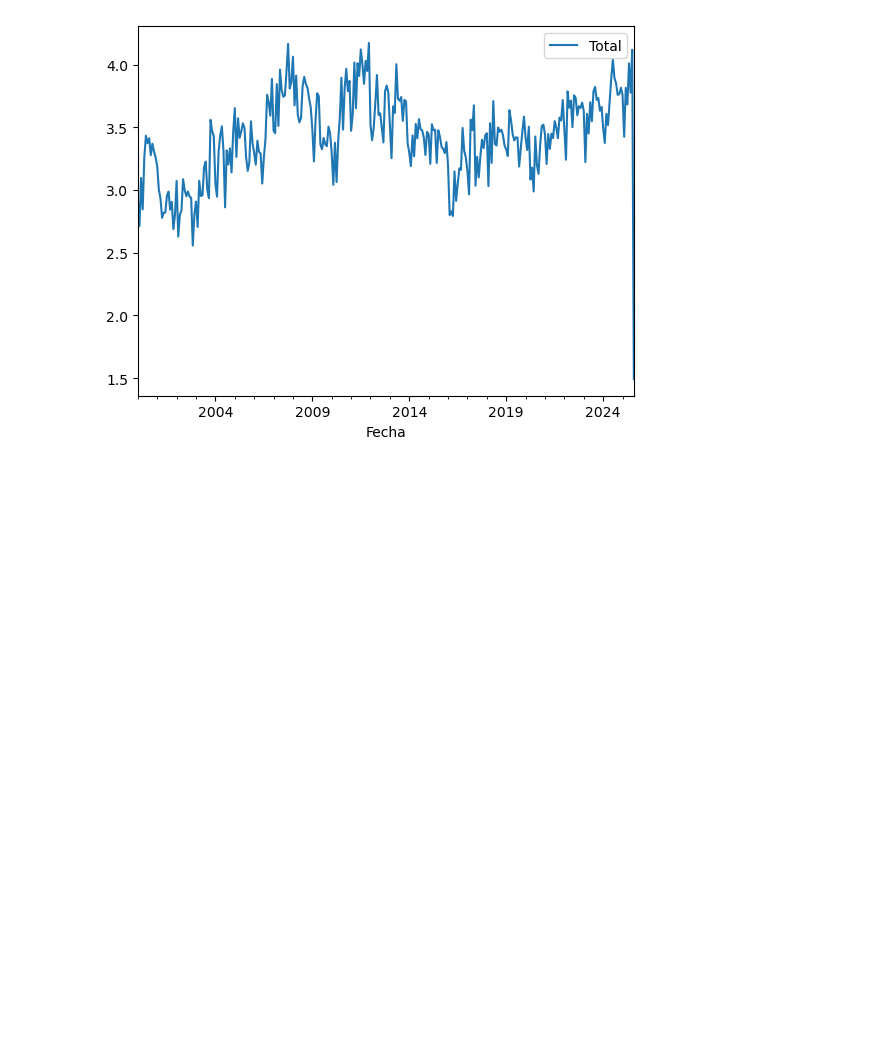
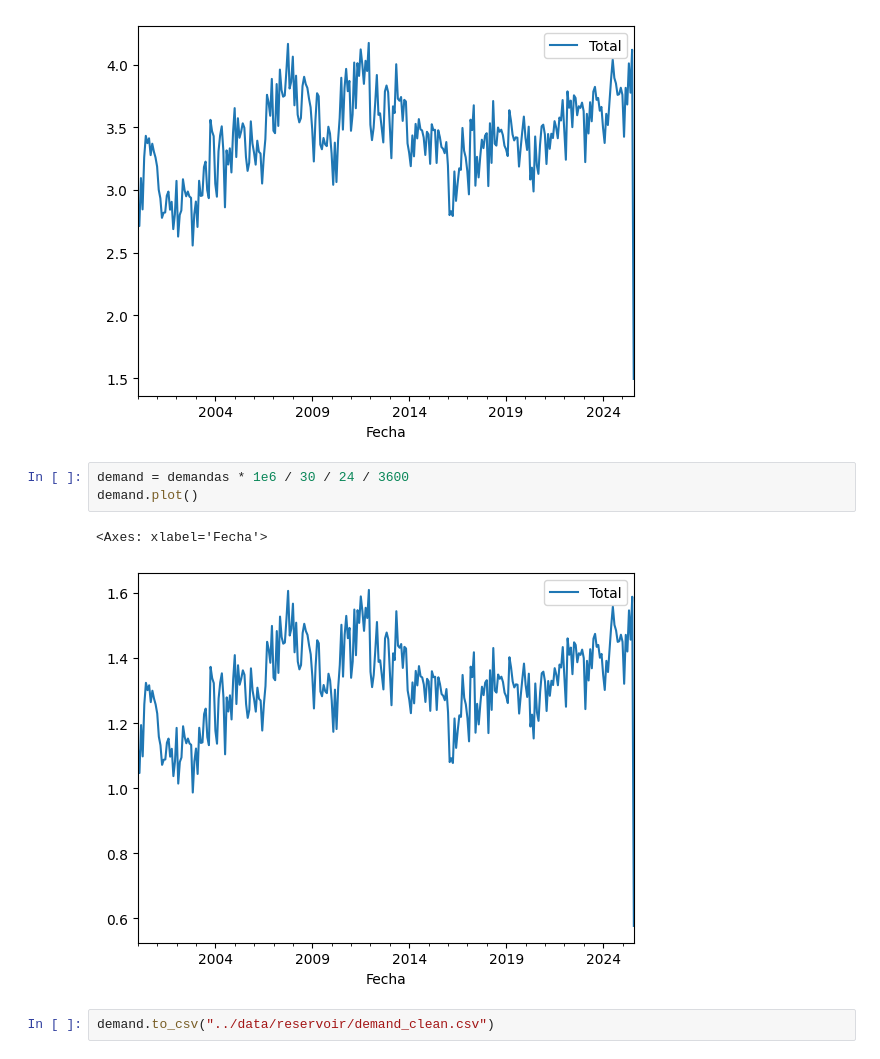
Before and after one commit to IHCantabria/SWIM_WaterBalanceModule, a Jupyter notebook: notebooks/Explore_Demandas.ipynb, the cells around one changed output. Drawn from its saved outputs; the diff is of its cells as text; blank space fills up the shorter version.

```diff
--- a/notebooks/Explore_Demandas.ipynb
+++ b/notebooks/Explore_Demandas.ipynb
@@ -45,3 +45,11 @@ demandas.plot()
 # %% [output]
 <Axes: xlabel='Fecha'>
 [figure]
+# %%
+demand = demandas * 1e6 / 30 / 24 / 3600
+demand.plot()
+# %% [output]
+<Axes: xlabel='Fecha'>
+[figure, added]
+# %%
+demand.to_csv("../data/reservoir/demand_clean.csv")
```
Also changed, not shown: 3 other files.
